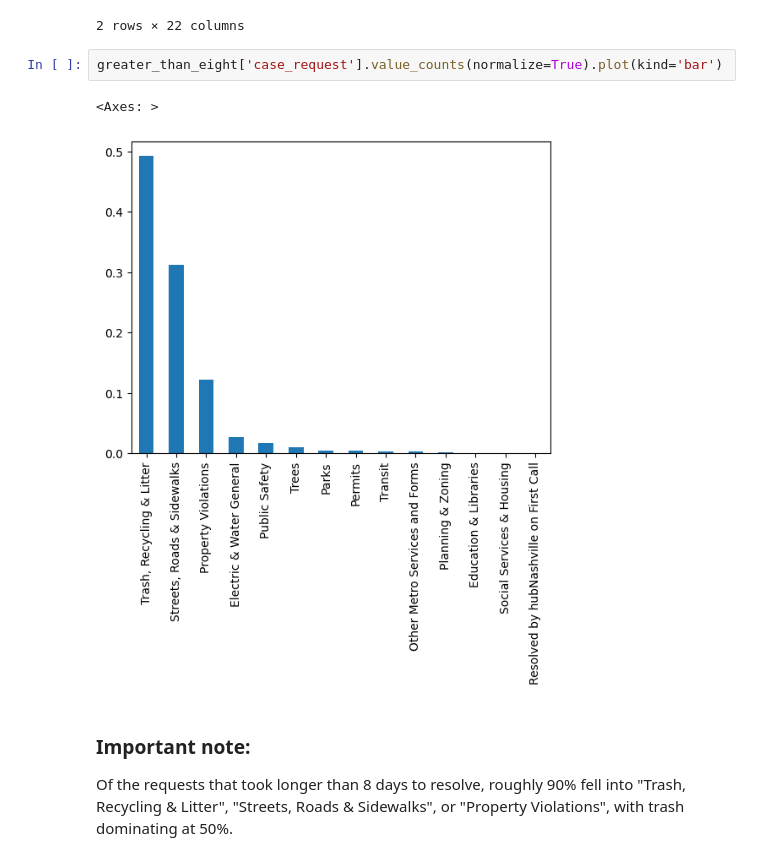
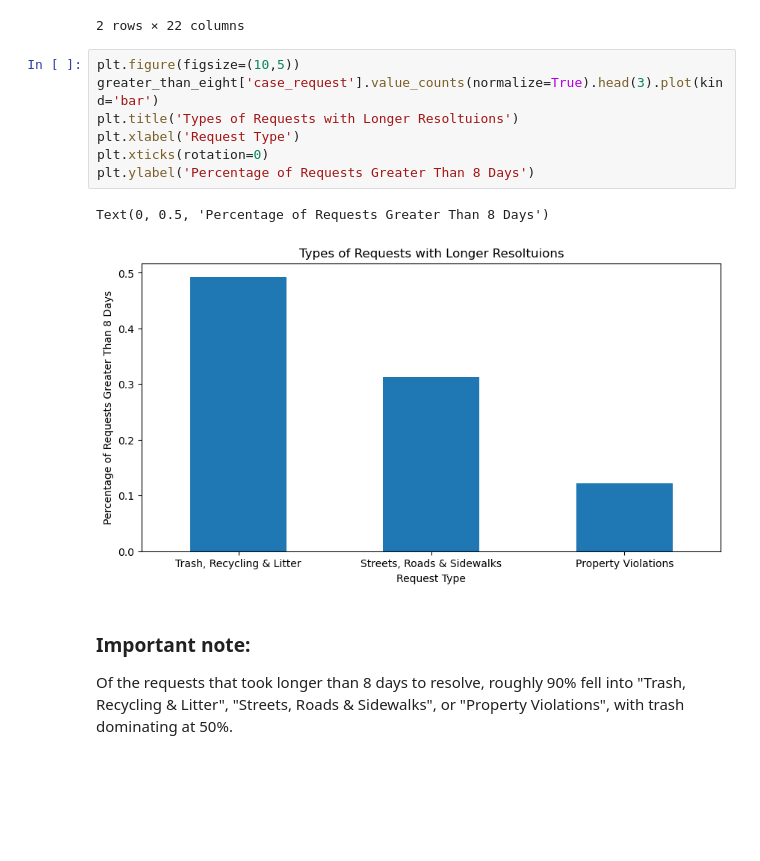
Before and after one commit to edwardbrown750/nss_da9_Capstone, a Jupyter notebook: notebook/ed_brown_da9_capstone_analysis_notebook.ipynb, the cells around one changed output. Drawn from its saved outputs; the diff is of its cells as text; blank space fills up the shorter version.

```diff
--- a/notebook/ed_brown_da9_capstone_analysis_notebook.ipynb
+++ b/notebook/ed_brown_da9_capstone_analysis_notebook.ipynb
@@ -1000,10 +1094,15 @@ greater_than_eight.head(2)
 | 27 | 27 | 240 | Closed | Streets, Roads & Sidewalks | Potholes | Roadway | ... |
 2 rows × 22 columns
 # %%
-greater_than_eight['case_request'].value_counts(normalize=True).plot(kind='bar')
+plt.figure(figsize=(10,5))
+greater_than_eight['case_request'].value_counts(normalize=True).head(3).plot(kind='bar')
+plt.title('Types of Requests with Longer Resoltuions')
+plt.xlabel('Request Type')
+plt.xticks(rotation=0)
+plt.ylabel('Percentage of Requests Greater Than 8 Days')
 # %% [output]
-<Axes: >
+Text(0, 0.5, 'Percentage of Requests Greater Than 8 Days')
-[figure, old version]
+[figure, new version]
 # %% [markdown]
 ### Important note:
 Of the requests that took longer than 8 days to resolve, roughly 90% fell into "Trash, Recycling & Litter", "Streets, Roads & Sidewalks", or "Property Violations", with trash dominating at 50%.
```
Also changed, not shown: parts of 17 cells of this notebook, 2 other files.
